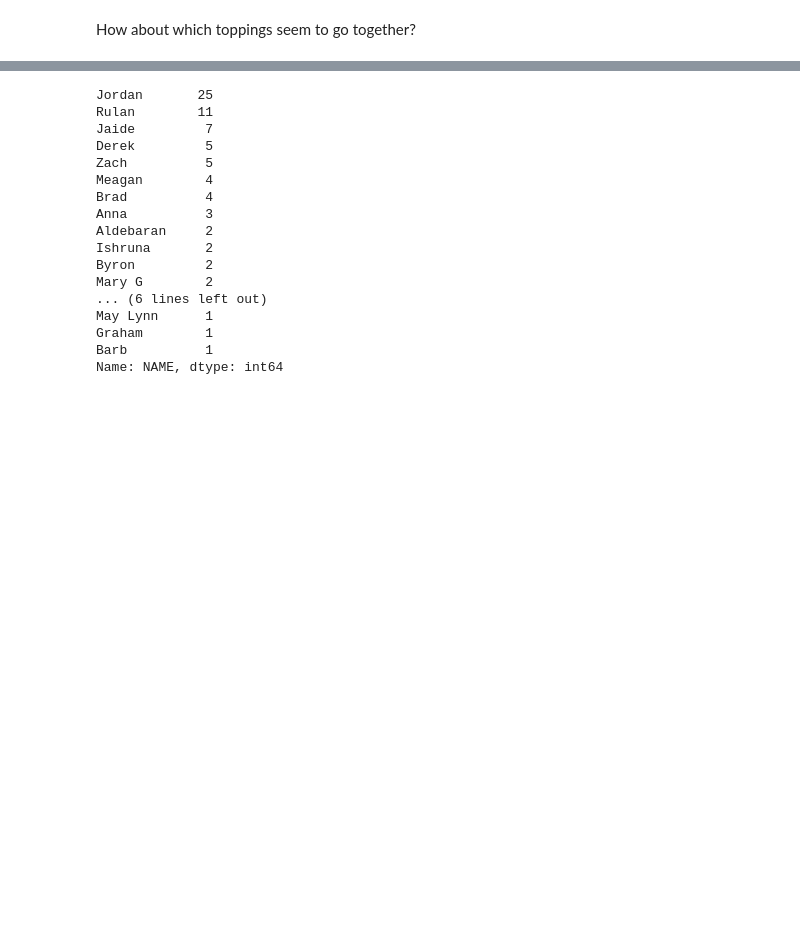
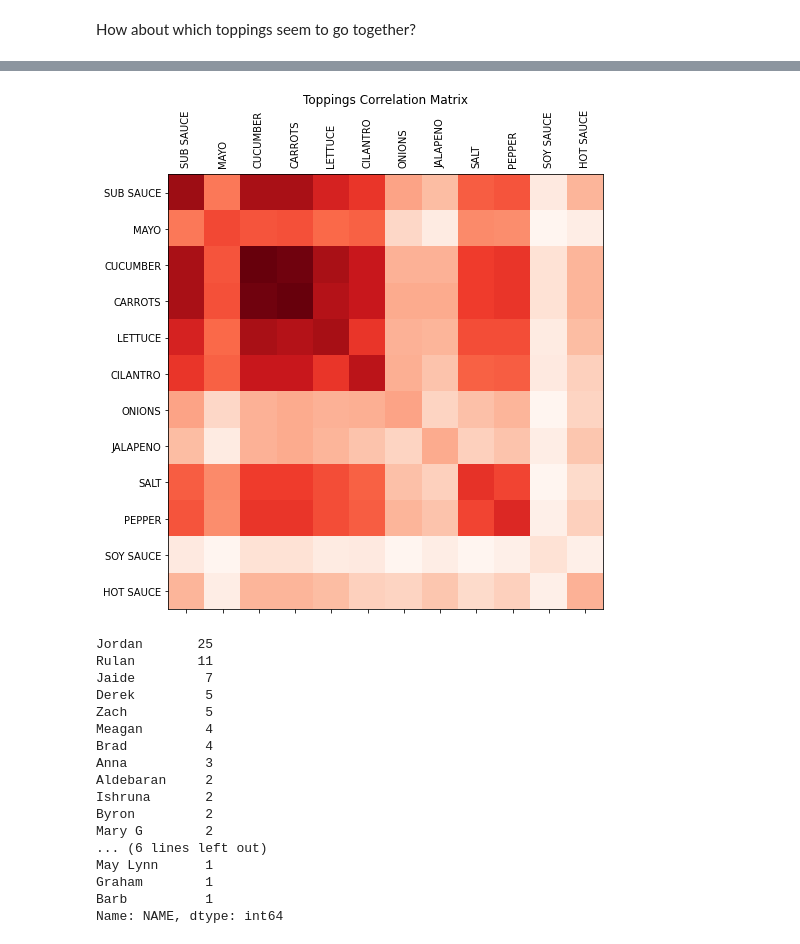
Before and after one commit to cybera/bake-chef, a Jupyter notebook: notebooks/eda.ipynb, the cells around one changed output, grey strips where cells are left out. Cells and saved outputs as stored; diff of their text form; code cells hidden in the pictures; blank space fills up the shorter version.

Commit message:
Add correlation matrix

```diff
--- a/notebooks/eda.ipynb
+++ b/notebooks/eda.ipynb
@@ -41,3 +22,19 @@ t_mat
+# %%
+# Remove string columns
+toppings = data.iloc[:,3:]
+# Dot product of toppings matrix
+t_mat = toppings.T.dot(toppings).to_numpy()
+t_mat_norm = np.round(np.divide(t_mat, len(data)),2)
+fig = plt.figure(figsize=(8,8))
+plt.imshow(t_mat_norm, cmap='Reds')
+plt.tick_params(labelbottom=False,labeltop=True)
+plt.xticks(range(12), labels=toppings.columns, rotation=90)
+plt.yticks(range(12), labels=toppings.columns)
+plt.title('Toppings Correlation Matrix')
+
+plt.show()
+# %% [output]
+[figure, added]
 # %%
 data['NAME'].value_counts()
 # %% [output]
```
Also changed, not shown: parts of 4 cells of this notebook, 1 other file.
